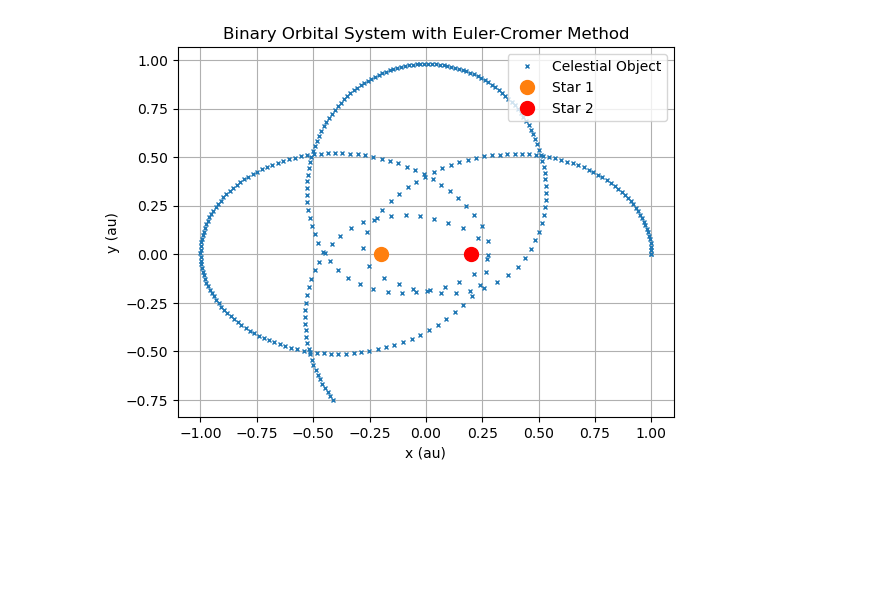
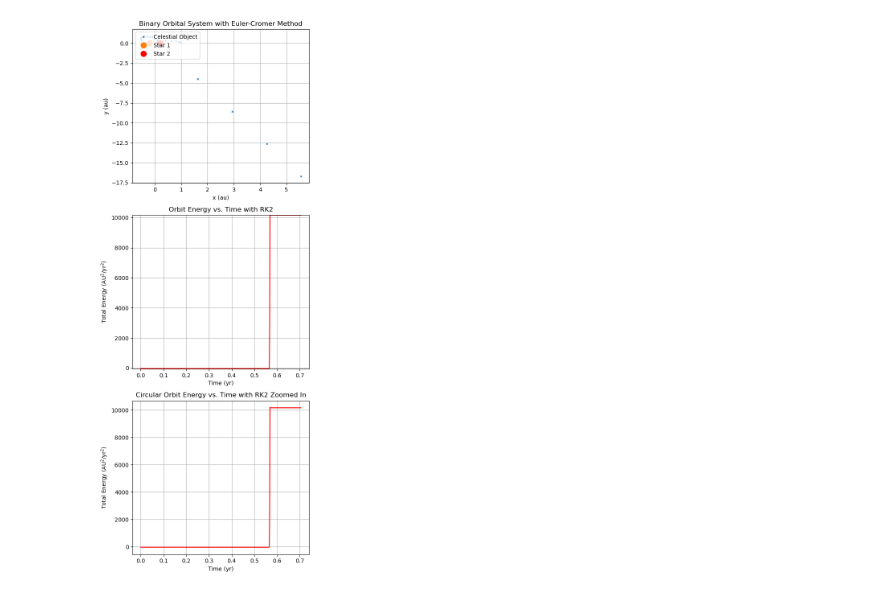
Before and after one commit to daylight08365/Labs, a Jupyter notebook: twostarleapfrog.ipynb, the cells around one changed output. Drawn from its saved outputs; the diff is of its cells as text; code cells hidden in the pictures; blank space fills up the shorter version.

```diff
--- a/twostarleapfrog.ipynb
+++ b/twostarleapfrog.ipynb
@@ -6,7 +6,7 @@ import matplotlib.pyplot as plt
 # the constants
 
 G = 4*(np.pi**2) # gravitational constant units: AU^3/yr^2
-M1 = M2 = 1 # solar mass ... makes equations easier
+M1 = M2 = 0.5 # solar mass ... makes equations easier
 R = 1 # AU for circular orbits
 # %%
 # initialising variables / initial conditions
@@ -20,15 +20,15 @@ y0 = 0
 
 # initial velocity
 v_x = 0
-v_y = 2*np.pi
+v_y = np.pi
 # %%
 # Using Kepler's Third Law, the equation of a period of a circular orbit is
 
-T = np.sqrt(((4*(np.pi**2))/G*M)*R**3)
+T = np.sqrt(((4*(np.pi**2))/G*M1)*R**3)
 
 # the time step - small iteration for the loop to show the approximate motion at that time for that x amount of time
 
-dt = 0.00015
+dt = 0.0015
 step = int(T/dt)    # how many years iteration
 
 # to store the trajectories, use arrays
@@ -115,17 +115,36 @@ for i in range(step):
     energies.append(KE + PE)
     times.append(i*dt)
 # %%
-plt.figure
+plt.figure(figsize=(5.5,14))
 
 # plotting the loop
-
+plt.subplot(3,1,1)
 plt.plot(xvalues, yvalues, 'x', markersize = 3, label = "Celestial Object") # orbit of the object
 plt.plot(star1[0], star1[1], "o", markersize = 10, label = "Star 1")
-plt.plot(star2[0], star2[1], " ro", markersize = 10, label = "Star 2")
+plt.plot(star2[0], star2[1], "ro", markersize = 10, label = "Star 2")
 plt.title('Binary Orbital System with Euler-Cromer Method')
 plt.xlabel("x (au)")
 plt.ylabel("y (au)")
-plt.legend(loc='upper right')
+plt.legend(loc='upper left')
 plt.grid()
+
+# energy time graph
+plt.subplot(3,1,2)
+plt.plot(times, energies, color='red')
+plt.ylim(min(energies)-0.1, max(energies)+0.1)
+plt.title('Orbit Energy vs. Time with RK2')
+plt.xlabel("Time (yr)")
+plt.ylabel("Total Energy (AU$^2$/yr$^2$)")
+plt.grid()
+
+# energy time plot zoomed in
+plt.subplot(3,1,3)
+plt.plot(times, energies, color='red')
+plt.title('Circular Orbit Energy vs. Time with RK2 Zoomed In')
+plt.xlabel("Time (yr)")
+plt.ylabel("Total Energy (AU$^2$/yr$^2$)")
+plt.grid()
+
+plt.tight_layout()
 # %% [output]
-[figure, old version]
+[figure, new version]
```
Also changed, not shown: parts of 1 cell of this notebook, 43 other files.
